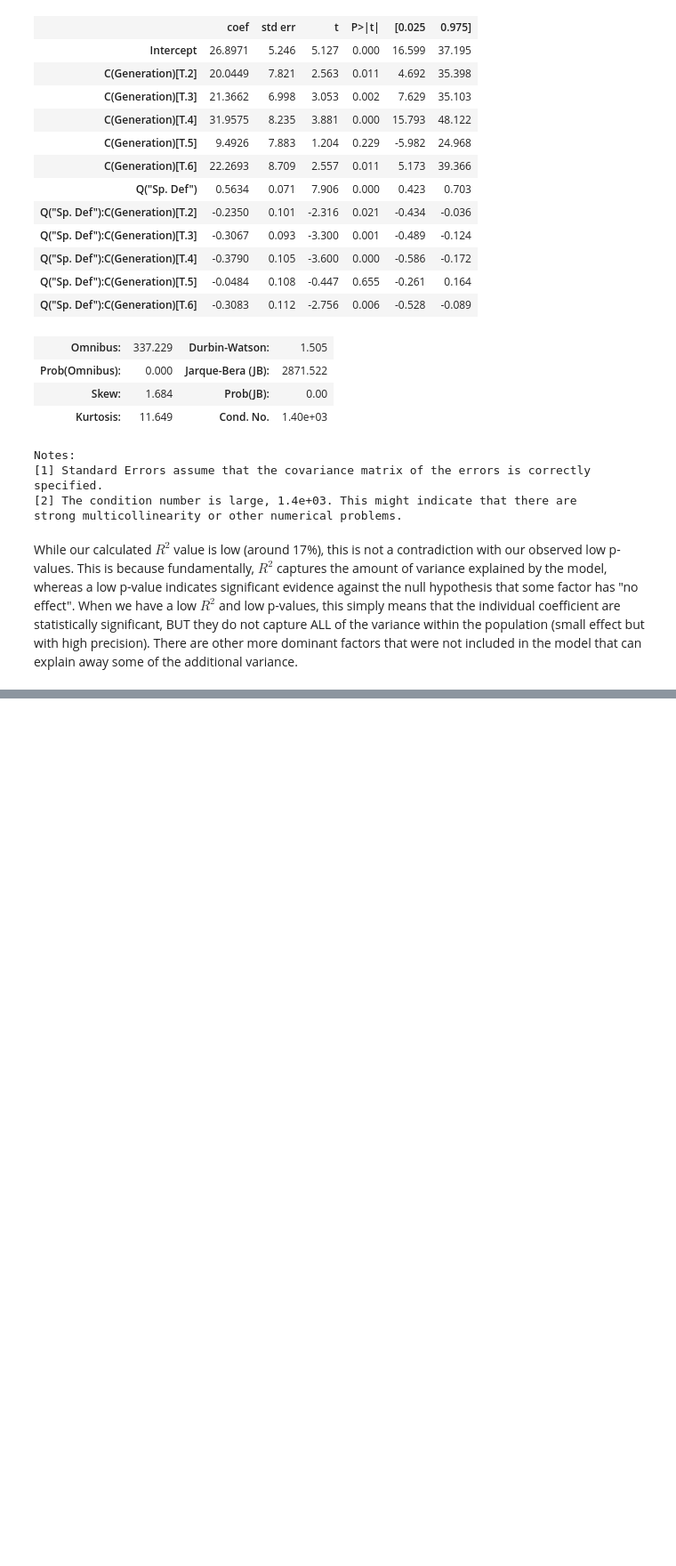
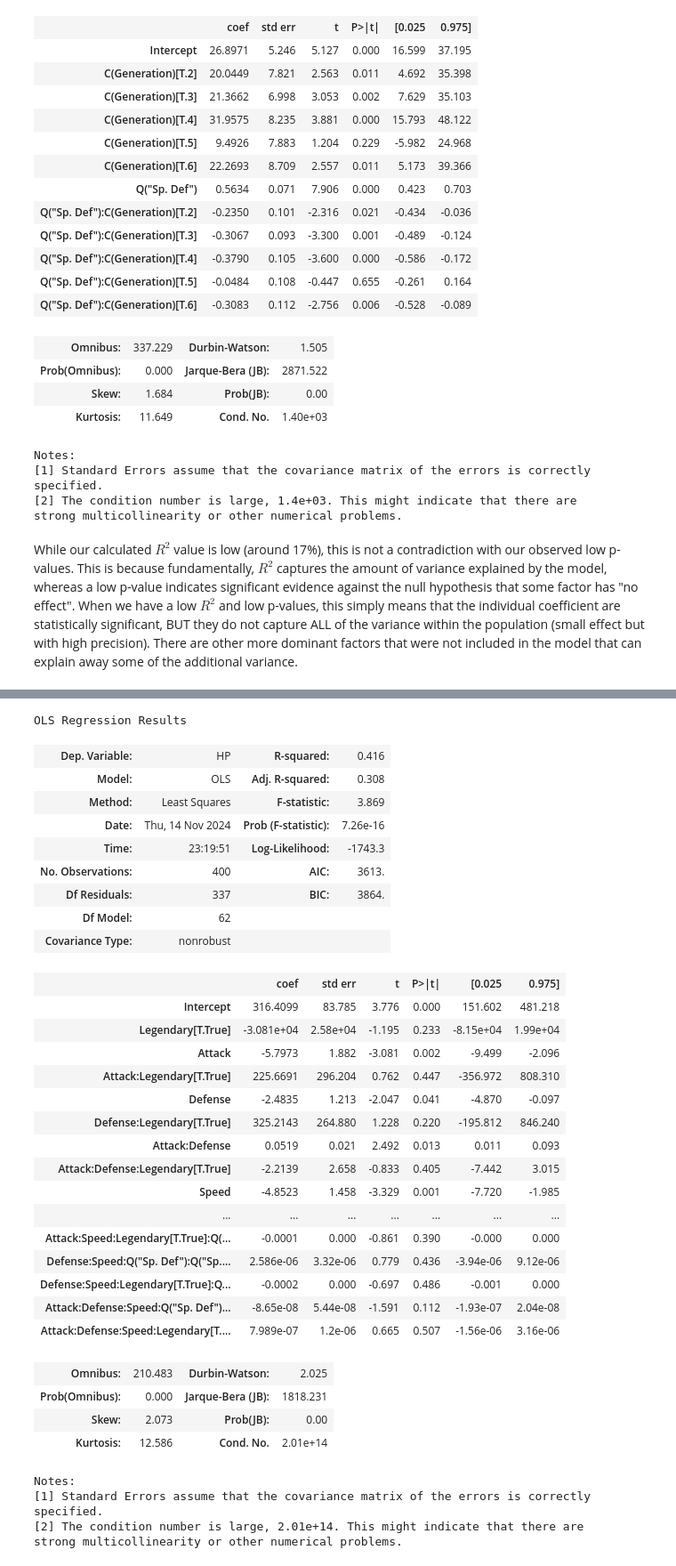
Before and after one commit to KurbyDoo/STA130, a Jupyter notebook: HW/HW 07 - Cayden Wong.ipynb, the cells around one changed output, grey strips where cells are left out. Shown at 89% size. Cells and saved outputs as stored; diff of their text form; code cells hidden in the pictures; blank space fills up the shorter version.

```diff
--- a/HW/HW 07 - Cayden Wong.ipynb
+++ b/HW/HW 07 - Cayden Wong.ipynb
@@ -827,0 +836,26 @@ While our calculated $R^2$ value is low (around 17%), this is not a contradictio
+# %%
+import numpy as np
+from sklearn.model_selection import train_test_split
+import statsmodels.formula.api as smf
+import pandas as pd
+
+
+url = "https://raw.githubusercontent.com/KeithGalli/pandas/master/pokemon_data.csv"
+# fail https://github.com/KeithGalli/pandas/blob/master/pokemon_data.csv
+pokeaman = pd.read_csv(url)
+
+fifty_fifty_split_size = int(pokeaman.shape[0]*0.5)
+
+# Replace "NaN" (in the "Type 2" column with "None")
+pokeaman.fillna('None', inplace=True)
+
+model_spec3 = smf.ols(formula='HP ~ Attack + Defense',
+                    data=pokeaman)
+model3_fit = model_spec3.fit()
+
+# splits data into exactly half
+# np.random.seed(130)
+pokeaman_train,pokeaman_test = \
+  train_test_split(pokeaman, train_size=fifty_fifty_split_size)
+# pokeaman_train
+model3_fit.summary()
@@ -827,0 +986,45 @@ While our calculated $R^2$ value is low (around 17%), this is not a contradictio
+# %%
+model4_linear_form = 'HP ~ Attack * Defense * Speed * Legendary'
+model4_linear_form += ' * Q("Sp. Def") * Q("Sp. Atk")'
+# DO NOT try adding '* C(Generation) * C(Q("Type 1")) * C(Q("Type 2"))'
+# That's 6*18*19 = 6*18*19 possible interaction combinations...
+# ...a huge number that will blow up your computer
+
+model4_spec = smf.ols(formula=model4_linear_form, data=pokeaman_train)
+model4_fit = model4_spec.fit()
+model4_fit.summary()
+# %% [output]
+OLS Regression Results
+| Dep. Variable: | HP | R-squared: | 0.416 |
+| Model: | OLS | Adj. R-squared: | 0.308 |
+| Method: | Least Squares | F-statistic: | 3.869 |
+| Date: | Thu, 14 Nov 2024 | Prob (F-statistic): | 7.26e-16 |
+| Time: | 23:19:51 | Log-Likelihood: | -1743.3 |
+| No. Observations: | 400 | AIC: | 3613. |
+| Df Residuals: | 337 | BIC: | 3864. |
+| Df Model: | 62 |  |  |
+| Covariance Type: | nonrobust |  |  |
+|  | coef | std err | t | P>|t| | [0.025 | 0.975] |
+| Intercept | 316.4099 | 83.785 | 3.776 | 0.000 | 151.602 | 481.218 |
+| Legendary[T.True] | -3.081e+04 | 2.58e+04 | -1.195 | 0.233 | -8.15e+04 | 1.99e+04 |
+| Attack | -5.7973 | 1.882 | -3.081 | 0.002 | -9.499 | -2.096 |
+| Attack:Legendary[T.True] | 225.6691 | 296.204 | 0.762 | 0.447 | -356.972 | 808.310 |
+| Defense | -2.4835 | 1.213 | -2.047 | 0.041 | -4.870 | -0.097 |
+| Defense:Legendary[T.True] | 325.2143 | 264.880 | 1.228 | 0.220 | -195.812 | 846.240 |
+| Attack:Defense | 0.0519 | 0.021 | 2.492 | 0.013 | 0.011 | 0.093 |
+| Attack:Defense:Legendary[T.True] | -2.2139 | 2.658 | -0.833 | 0.405 | -7.442 | 3.015 |
+| Speed | -4.8523 | 1.458 | -3.329 | 0.001 | -7.720 | -1.985 |
+| ... | ... | ... | ... | ... | ... | ... |
+| Attack:Speed:Legendary[T.True]:Q(... | -0.0001 | 0.000 | -0.861 | 0.390 | -0.000 | 0.000 |
+| Defense:Speed:Q("Sp. Def"):Q("Sp.... | 2.586e-06 | 3.32e-06 | 0.779 | 0.436 | -3.94e-06 | 9.12e-06 |
+| Defense:Speed:Legendary[T.True]:Q... | -0.0002 | 0.000 | -0.697 | 0.486 | -0.001 | 0.000 |
+| Attack:Defense:Speed:Q("Sp. Def")... | -8.65e-08 | 5.44e-08 | -1.591 | 0.112 | -1.93e-07 | 2.04e-08 |
+| Attack:Defense:Speed:Legendary[T.... | 7.989e-07 | 1.2e-06 | 0.665 | 0.507 | -1.56e-06 | 3.16e-06 |
+| Omnibus: | 210.483 | Durbin-Watson: | 2.025 |
+| Prob(Omnibus): | 0.000 | Jarque-Bera (JB): | 1818.231 |
+| Skew: | 2.073 | Prob(JB): | 0.00 |
+| Kurtosis: | 12.586 | Cond. No. | 2.01e+14 |
+Notes:
+[1] Standard Errors assume that the covariance matrix of the errors is correctly specified.
+[2] The condition number is large, 2.01e+14. This might indicate that there are
+strong multicollinearity or other numerical problems.
```
Also changed, not shown: parts of 43 cells of this notebook.
